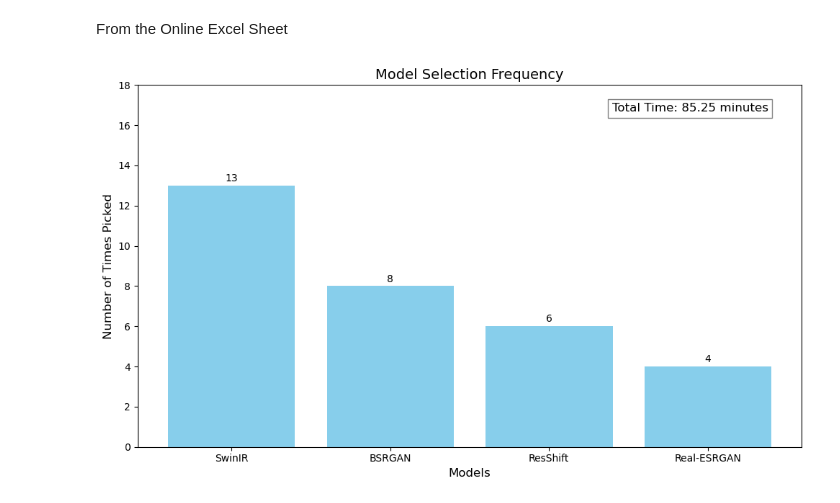
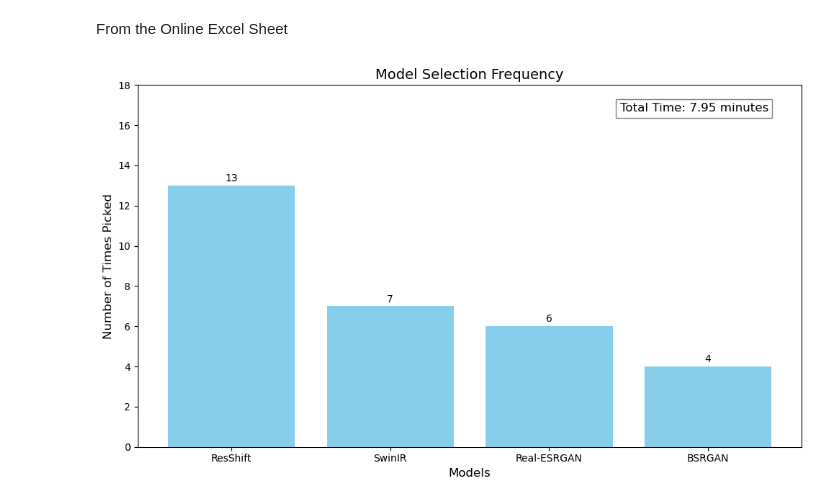
Before and after one commit to hamzafer/super-resolution-color, a Jupyter notebook: visualize_results.ipynb, the cells around one changed output. Cells and saved outputs as stored; diff of their text form; code cells hidden in the pictures.

```diff
--- a/visualize_results.ipynb
+++ b/visualize_results.ipynb
@@ -6,37 +6,36 @@ from collections import Counter
 
 # Data as a multi-line string
 data = """
-0821.png	SwinIR	33.029114
-0819.png	SwinIR	8.882516
-0861.png	Real-ESRGAN	16.52227
-0874.png	BSRGAN	17.579614
-0838.png	ResShift	14.512504
-0871.png	SwinIR	12.462594
-0887.png	ResShift	65.31772
-0884.png	ResShift	16.502082
-0831.png	BSRGAN	12.928706
-0814.png	BSRGAN	14.572688
-0873.png	Real-ESRGAN	10.650801
-0837.png	SwinIR	12.133135
-0802.png	BSRGAN	14.057148
-0849.png	SwinIR	46.828195
-0896.png	SwinIR	10.216562
-0896.png	SwinIR	32.505664
-0829.png	BSRGAN	3.470178
-0859.png	SwinIR	7.730794
-0824.png	SwinIR	4633.580274
-0858.png	SwinIR	11.410484
-0801.png	SwinIR	14.278369
-0868.png	ResShift	13.870715
-0845.png	BSRGAN	11.359879
-0834.png	Real-ESRGAN	8.671354
-0841.png	ResShift	8.913122
-0825.png	ResShift	11.049429
-0809.png	Real-ESRGAN	8.018639
-0899.png	SwinIR	8.847662
-0816.png	BSRGAN	10.417369
-0862.png	BSRGAN	14.819846
-0806.png	SwinIR	9.713429
+0802.png	ResShift	33.958174
+0845.png	SwinIR	28.478824
+0834.png	BSRGAN	28.282729
+0859.png	Real-ESRGAN	38.257496
+0821.png	Real-ESRGAN	10.821287
+0841.png	ResShift	12.873108
+0819.png	SwinIR	53.556245
+0874.png	ResShift	17.147996
+0824.png	Real-ESRGAN	13.971686
+0837.png	SwinIR	12.559849
+0861.png	ResShift	10.761678
+0896.png	ResShift	13.311204
+0862.png	ResShift	10.488845
+0868.png	SwinIR	12.453223
+0887.png	ResShift	7.909389
+0873.png	BSRGAN	13.812694
+0858.png	ResShift	7.077156
+0831.png	SwinIR	11.567233
+0884.png	SwinIR	14.336719
+0899.png	BSRGAN	6.9874
+0871.png	Real-ESRGAN	11.703087
+0829.png	ResShift	8.847366
+0838.png	BSRGAN	13.814649
+0814.png	SwinIR	14.314975
+0825.png	Real-ESRGAN	18.534595
+0809.png	ResShift	9.064191
+0816.png	ResShift	13.68246
+0806.png	ResShift	11.693983
+0849.png	Real-ESRGAN	8.706463
+0801.png	ResShift	7.801074
 """
 
 # Parse the data
@@ -61,31 +60,31 @@ model_counts = Counter(models)
 # Sort the models by count in descending order
 sorted_models = sorted(model_counts.items(), key=lambda x: x[1], reverse=True)
 models_sorted, counts_sorted = zip(*sorted_models)
 
 # Create the bar graph
 plt.figure(figsize=(10, 6))
 bars = plt.bar(models_sorted, counts_sorted, color='skyblue')
 
 # Add counts above the bars
 for bar, count in zip(bars, counts_sorted):
     plt.text(bar.get_x() + bar.get_width() / 2, bar.get_height() + 0.1, str(count),
              ha='center', va='bottom', fontsize=10)
 
 # Add total time annotation
 plt.xlabel('Models', fontsize=12)
 plt.ylabel('Number of Times Picked', fontsize=12)
 plt.title('Model Selection Frequency', fontsize=14)
 plt.ylim(0, max(counts_sorted) + 5)
 
 # Display total time in seconds at the end of the graph
 plt.text(0.95, 0.95, f'Total Time: {total_time_seconds/60:.2f} minutes',
          horizontalalignment='right',
          verticalalignment='top',
          transform=plt.gca().transAxes,
          fontsize=12,
          bbox=dict(facecolor='white', alpha=0.5))
 
 plt.tight_layout()
 plt.show()
 # %% [output]
-[figure, old version]
+[figure, new version]
```
Also changed, not shown: parts of 14 cells of this notebook, 4 other files.
